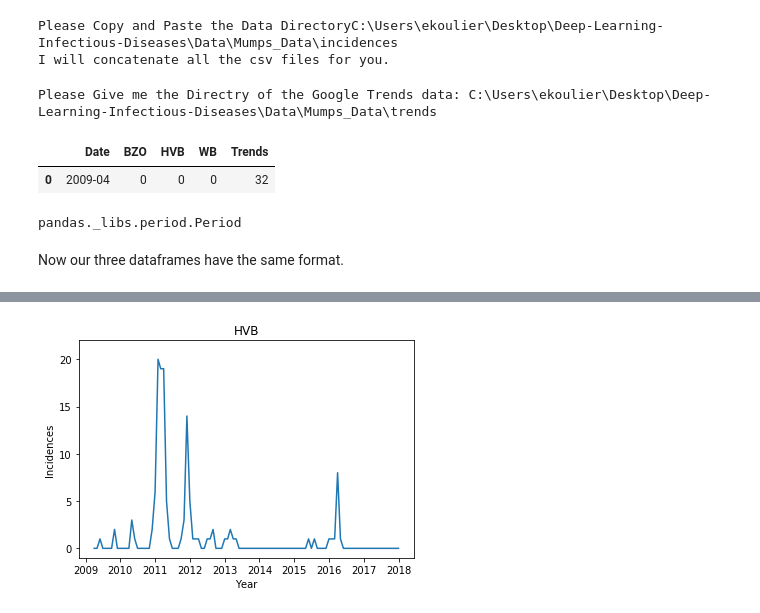
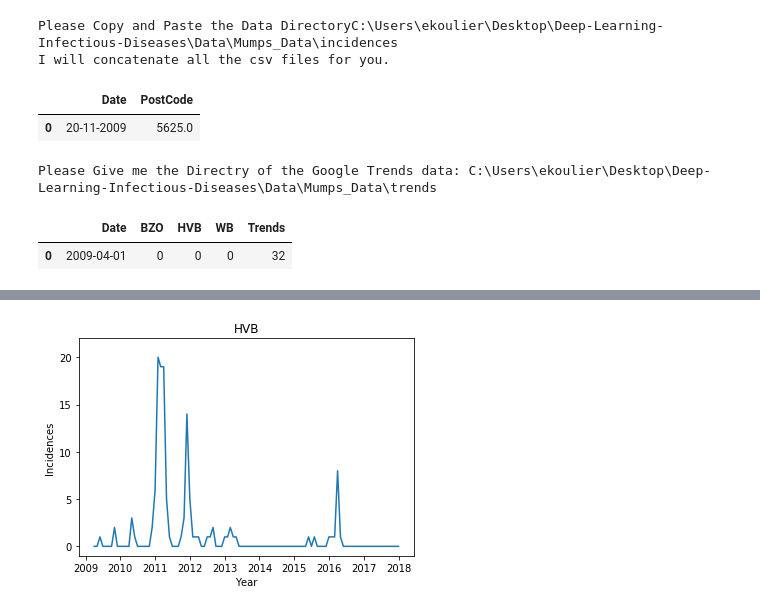
Before and after one commit to eKoulier/Deep-Learning-Infectious-Diseases, a Jupyter notebook: Analysis/Mumps/Mumps Preprocessing.ipynb, the cells around one changed output, grey strips where cells are left out. Saved outputs shown, nothing was run; the diff lists cells and outputs as text; code cells hidden in the pictures.

```diff
--- a/Analysis/Mumps/Mumps Preprocessing and Statistics.ipynb
+++ b/Analysis/Mumps/Mumps Preprocessing.ipynb
@@ -24,6 +24,11 @@ ALLdf = disease_studied() #C:\Users\ekoulier\Desktop\Deep-Learning-Infectious-Di
 # %% [output]
 Please Copy and Paste the Data DirectoryC:\Users\ekoulier\Desktop\Deep-Learning-Infectious-Diseases\Data\Mumps_Data\incidences
 I will concatenate all the csv files for you.
+# %%
+ALLdf.head(n=1)
+# %% [output]
+|  | Date | PostCode |
+| 0 | 20-11-2009 | 5625.0 |
 # %%
 data = MonthlyTransfrom(ALLdf)
 data.find_mun()
@@ -33,16 +37,10 @@ newdf = data.monthly_GGD() #C:\Users\ekoulier\Desktop\Deep-Learning-Infectious-D
 # %% [output]
 Please Give me the Directry of the Google Trends data: C:\Users\ekoulier\Desktop\Deep-Learning-Infectious-Diseases\Data\Mumps_Data\trends
-# %%
-newdf.head(n=1)
-# %% [output]
-|  | Date | BZO | HVB | WB | Trends |
-| 0 | 2009-04 | 0 | 0 | 0 | 32 |
-# %%
-type(newdf['Date'][0])
-# %% [output]
-pandas._libs.period.Period
 # %%
+# Date col must have `freq` set to convert to Periods
 newdf['Date'] = newdf['Date'].astype(str)
 newdf['Date'] = pd.to_datetime(newdf['Date'], format='%Y-%m')
+newdf.head(n=1)
+# %% [output]
+|  | Date | BZO | HVB | WB | Trends |
+| 0 | 2009-04-01 | 0 | 0 | 0 | 32 |
-# %% [markdown]
-Now our three dataframes have the same format.
```
Also changed, not shown: parts of 7 cells of this notebook, 15 other files.
